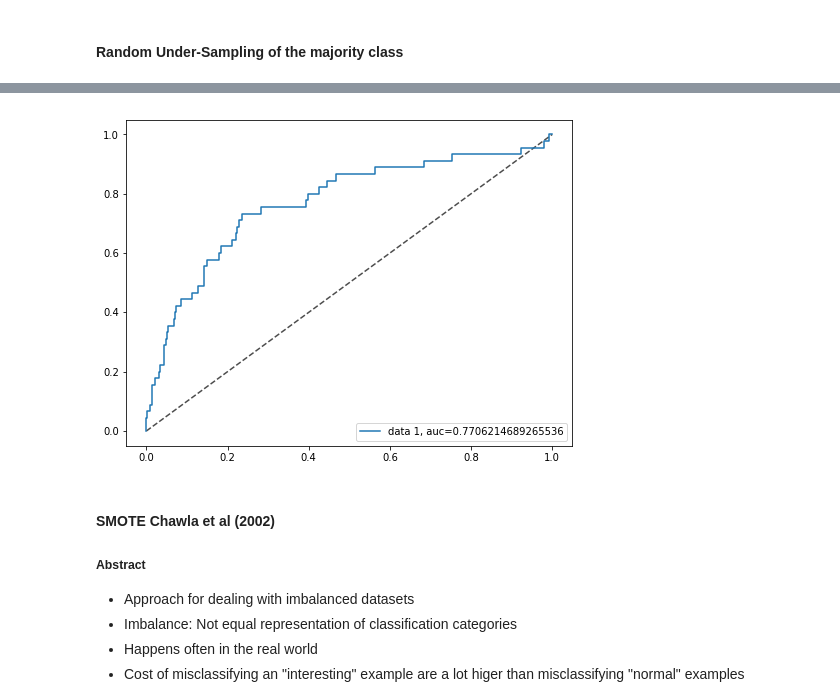
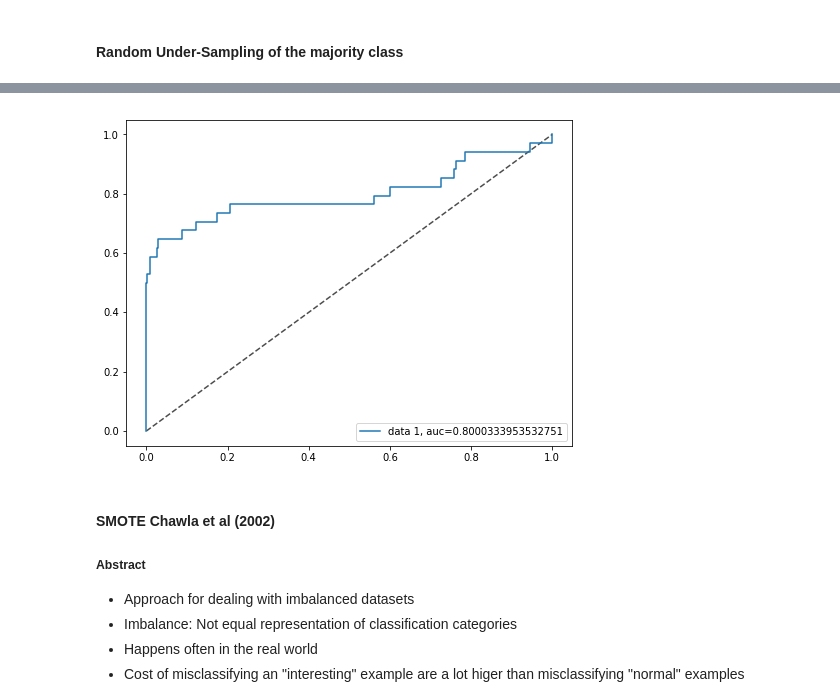
Before and after one commit to fadamDS/201810_Statistical_Modelling, a Jupyter notebook: scripts/20181118_Sampling_Methods_Class_Imbalances.ipynb, the cells around one changed output, grey strips where cells are left out. Drawn from its saved outputs; the diff is of its cells as text; code cells hidden in the pictures.

Commit message:
Changed to artifical data

```diff
--- a/scripts/20181118_Sampling_Methods_Class_Imbalances.ipynb
+++ b/scripts/20181118_Sampling_Methods_Class_Imbalances.ipynb
@@ -178,12 +0,0 @@ However, in reality, dealing with class imbalances is not just about using diffe
-# %%
-## Making testing and training data sets ##
-
-# Extract features and dependent variable
-y = wine['quality_class']
-x = wine[list(wine)[:-2]]
-
-# Split into testing and training data, stratified!
-x_train, x_test, y_train, y_test = train_test_split(x,y, test_size=0.25, stratify = y)
-
-# Baseline was 3 percent, verify that stratified sampling worked
-sum(y_test == 1) / len(y_test)
@@ -295,0 +248,6 @@ plt.show()
+# %%
+## Train test, split
+X_train, X_test, y_train, y_test = train_test_split(x,y, test_size = 0.25, stratify = y )
+
+# Show distribution of training sample
+plot_2d(X_train,y_train)
@@ -295,0 +289,6 @@ plt.show()
+# %%
+# Instantiate the model, intercept,no class weights (default), 'l1' penalty essentially removed
+baseline_model = LogisticRegression(C = 1e4,solver='liblinear', max_iter= 100, fit_intercept= True, penalty= 'l1')
+
+# Fit the model
+baseline_model.fit(X_train,y_train);
@@ -365,7 +531,7 @@ plt.show()
 # %%
 from imblearn.under_sampling import ClusterCentroids
 cc = ClusterCentroids(random_state=0)
-X_undersampled, y_undersampled = cc.fit_resample(x_train, y_train)
+X_undersampled, y_undersampled = cc.fit_resample(X_train, y_train)
 
 # Instantiate the model, very small penalty, intercept, 10-Fold Cv, no class weights (default)
 undersampled_model = LogisticRegression(solver='liblinear', max_iter= 100, fit_intercept= True, class_weight='balanced')
@@ -373,12 +539,6 @@ undersampled_model = LogisticRegression(solver='liblinear', max_iter= 100, fit_i
 # Fit the model
 undersampled_model.fit(X_undersampled, y_undersampled);
 
-# Make predictions on testing values
-y_pred_under = undersampled_model.predict(x_test)
-
-# Accuracy
-accuracy = metrics.accuracy_score(y_test,y_pred_under)
-print(accuracy)
-
-metrics.confusion_matrix(y_test,y_pred_under)
+plot_2d(X_undersampled, y_undersampled)
+# Adjust intercept
 # %% [output]
@@ -388,14 +546,14 @@ array([[778, 402],
 # %%
-y_under_proba = undersampled_model.predict_proba(x_test)[::,1]
+y_under_proba = undersampled_model.predict_proba(X_test)[::,1]
 fpr, tpr, _ = metrics.roc_curve(y_test,  y_under_proba)
 auc = metrics.roc_auc_score(y_test, y_under_proba)
 fig, ax = plt.subplots()
 ax.plot(ax.get_xlim(), ax.get_ylim(), ls="--", c=".3")
 plt.plot(fpr,tpr,label="data 1, auc="+str(auc))
 plt.legend(loc=4)
 plt.show()
 # %% [output]
-[figure, old version]
+[figure, new version]
 # %% [markdown]
 #### SMOTE Chawla et al (2002)
 
```
Also changed, not shown: parts of 64 cells of this notebook, 1 other file.
